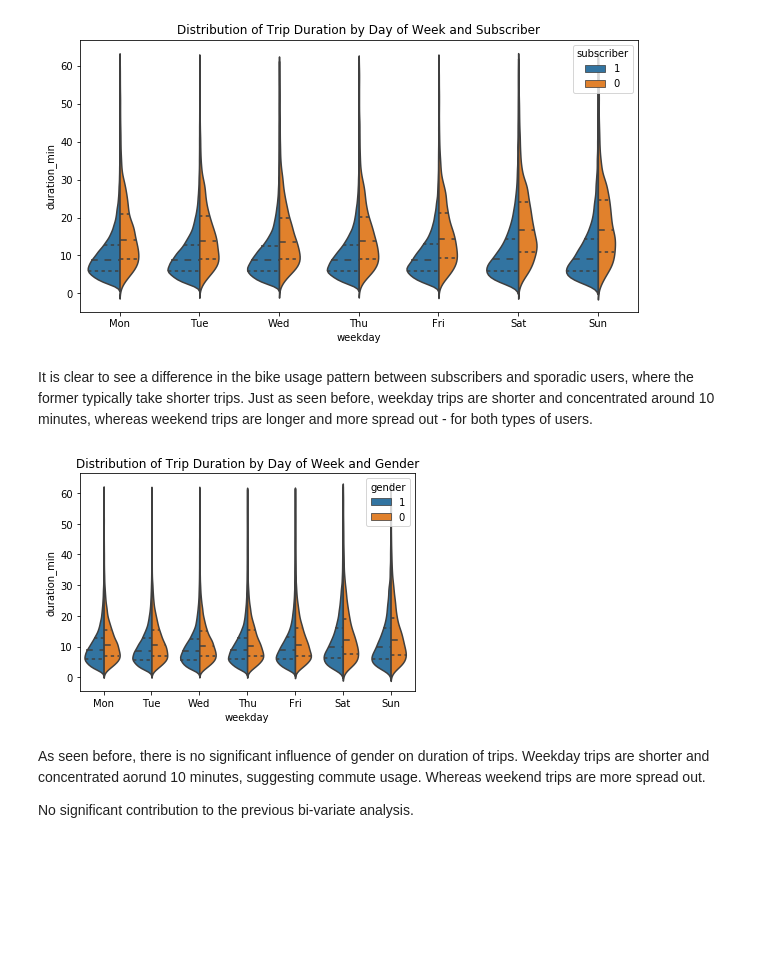
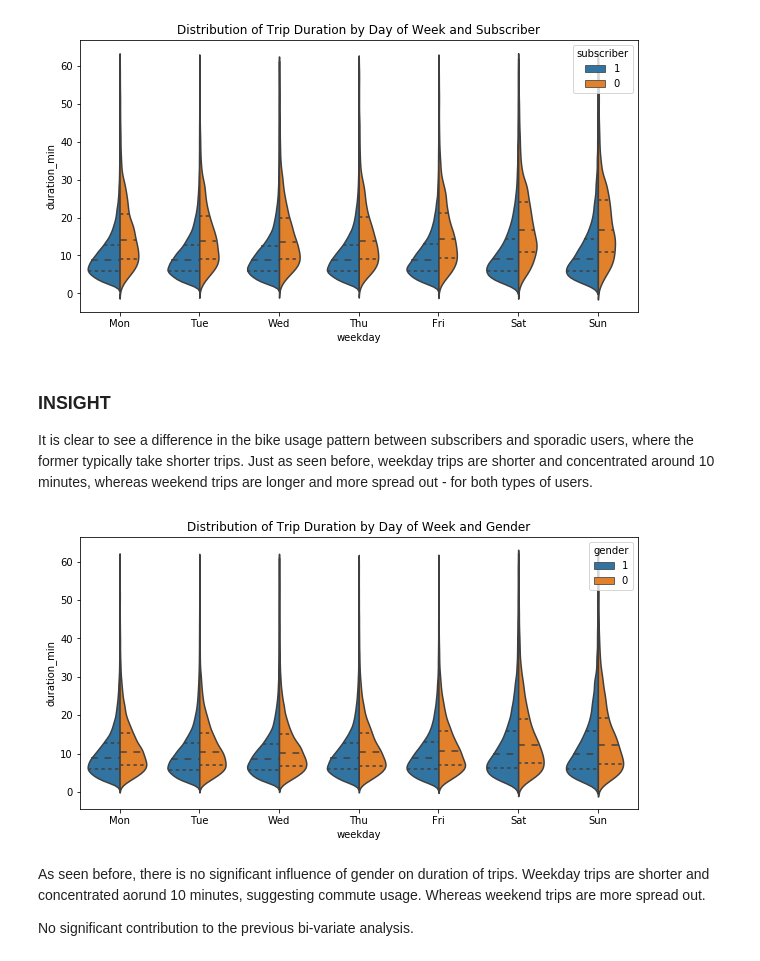
Before and after one commit to marcellovictorino/DAND_5_DataViz, a Jupyter notebook: 2_Project_ FordGoBike/1_EDA.ipynb, the cells around one changed output. Drawn from its saved outputs; the diff is of its cells as text; code cells hidden in the pictures; blank space fills up the shorter version.

```diff
--- a/2_Project_ FordGoBike/1_EDA.ipynb
+++ b/2_Project_ FordGoBike/1_EDA.ipynb
@@ -693,15 +702,18 @@ plt.xticks(range(7), ['Mon','Tue','Wed','Thu','Fri','Sat','Sun']);
 # %% [output]
 [figure]
 # %% [markdown]
+### INSIGHT
 It is clear to see a difference in the bike usage pattern between subscribers and sporadic users, where the former typically take shorter trips. Just as seen before, weekday trips are shorter and concentrated around 10 minutes, whereas weekend trips are longer and more spread out - for both types of users.
 # %%
 # Trip Duration vs Weekday vs Gender
+plt.figure(figsize=(10,5))
+
 sns.violinplot(data=df, y='duration_min', x='weekday', hue='gender', split=True, orient='v', inner='quartile',
               hue_order=[1,0]);
 plt.title('Distribution of Trip Duration by Day of Week and Gender');
 plt.xticks(range(7), ['Mon','Tue','Wed','Thu','Fri','Sat','Sun']);
 # %% [output]
-[figure, old version]
+[figure, new version]
 # %% [markdown]
 As seen before, there is no significant influence of gender on duration of trips. Weekday trips are shorter and concentrated aorund 10 minutes, suggesting commute usage. Whereas weekend trips are more spread out.
 
```
Also changed, not shown: parts of 4 cells of this notebook.
